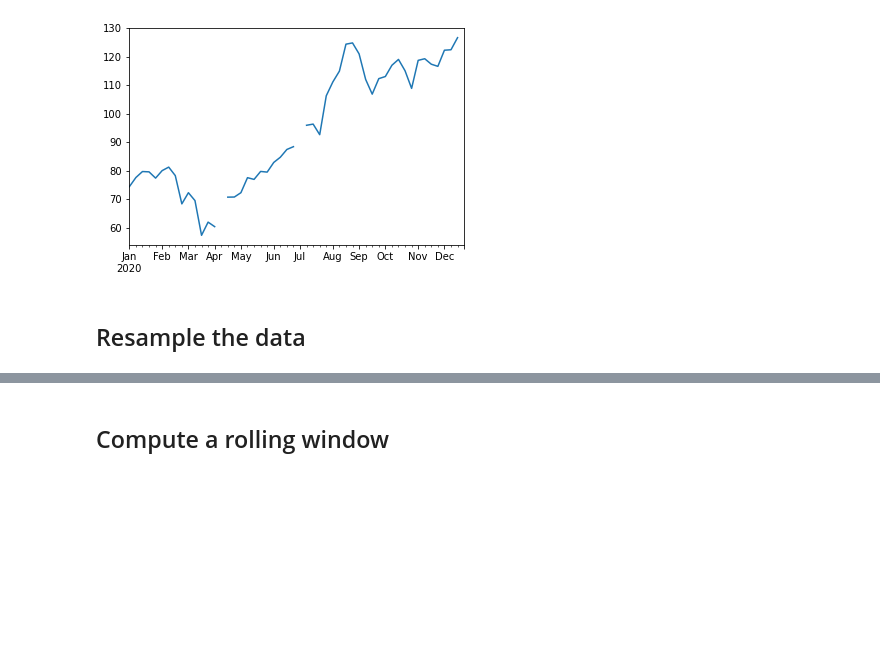
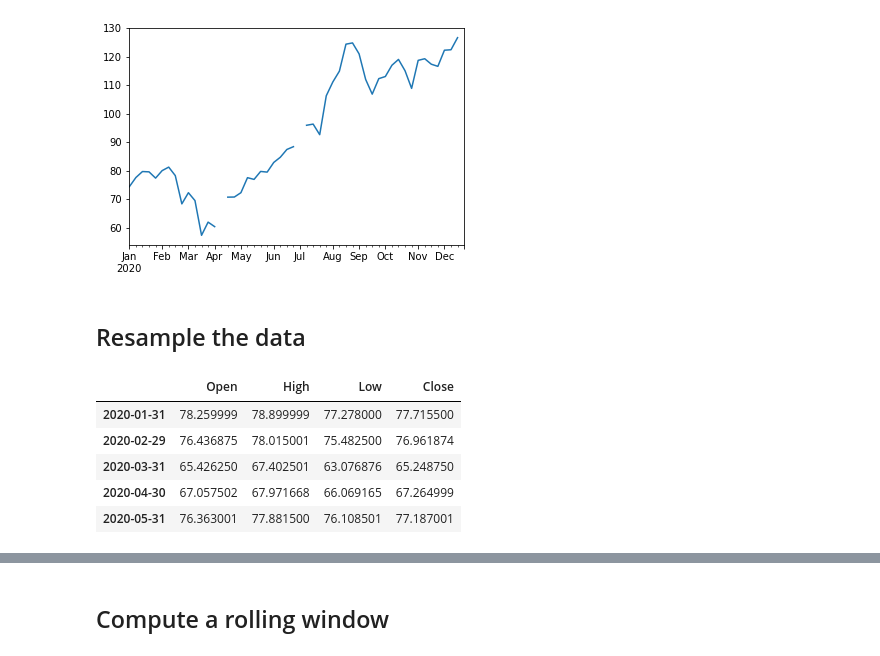
Before and after one commit to TJ-Mothokho/Murach-s-Python-for-Data-Analysis, a Jupyter notebook: Chapter 9/ex_9-1_stocks.ipynb, the cells around one changed output, grey strips where cells are left out. Drawn from its saved outputs; the diff is of its cells as text; code cells hidden in the pictures; blank space fills up the shorter version.

```diff
--- a/Chapter 9/ex_9-1_stocks.ipynb
+++ b/Chapter 9/ex_9-1_stocks.ipynb
@@ -112,5 +112,14 @@ stockDataFridays['Close'].plot()
 ## Resample the data
 # %%
 # downsample the data to a monthly frequency
+stockDataFridays = stockDataFridays.resample(rule='M').mean()
+stockDataFridays.head()
+# %% [output]
+|  | Open | High | Low | Close |
+| 2020-01-31 | 78.259999 | 78.899999 | 77.278000 | 77.715500 |
+| 2020-02-29 | 76.436875 | 78.015001 | 75.482500 | 76.961874 |
+| 2020-03-31 | 65.426250 | 67.402501 | 63.076876 | 65.248750 |
+| 2020-04-30 | 67.057502 | 67.971668 | 66.069165 | 67.264999 |
+| 2020-05-31 | 76.363001 | 77.881500 | 76.108501 | 77.187001 |
 # %%
 # use Pandas to plot the Close column of the resampled data
```
Also changed, not shown: parts of 1 cell of this notebook.
